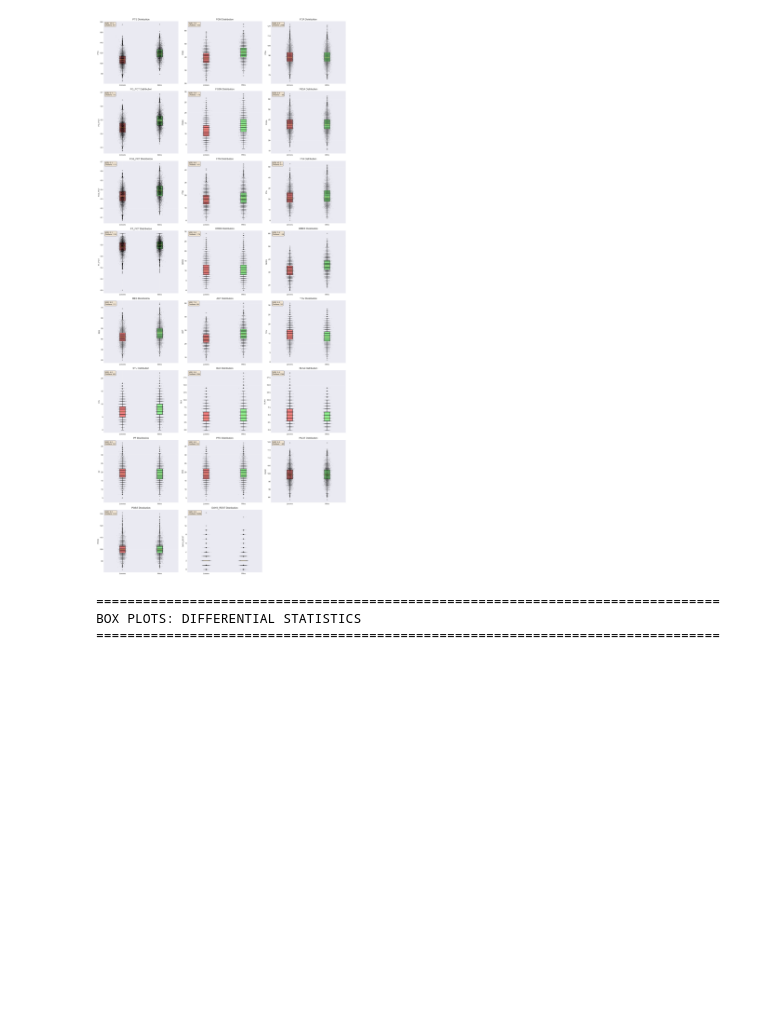
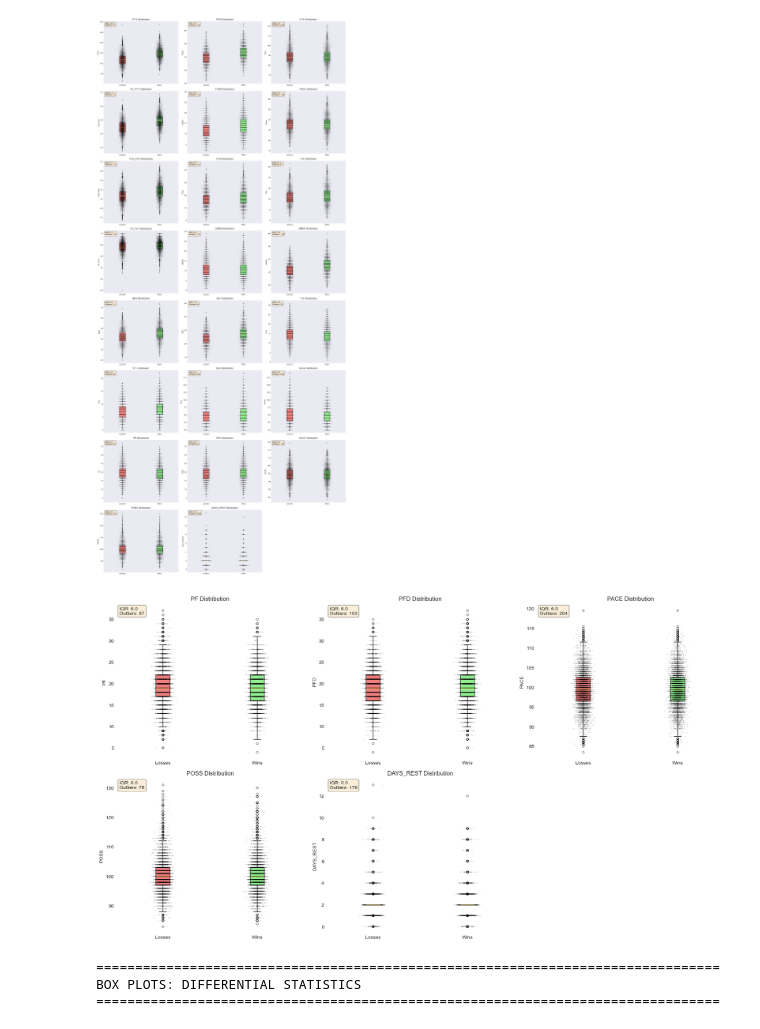
Before and after one commit to nealkuperman/Data_Science_I_project, a Jupyter notebook: scripts/NBA EDA .ipynb, the cells around one changed output. Drawn from its saved outputs; the diff is of its cells as text; code cells hidden in the pictures; blank space fills up the shorter version.

```diff
--- a/scripts/NBA EDA .ipynb
+++ b/scripts/NBA EDA .ipynb
@@ -454,6 +523,80 @@ plt.show()
 CREATING BOX PLOTS
 ================================================================================
 [figure]
+# %%
+# Select the last 5 statistics
+last_five_stats = available_stats[-5:]  # Adjust if you need a different selection
+
+# Determine grid size for subplots
+n_stats = len(last_five_stats)
+n_cols = 3
+n_rows = (n_stats + n_cols - 1) // n_cols
+
+# Create figure with transparency
+fig, axes = plt.subplots(n_rows, n_cols, figsize=(18, 5*n_rows))
+fig.patch.set_alpha(0)  # Make figure background transparent
+
+# Flatten axes array for easy iteration
+if n_rows > 1:
+    axes = axes.flatten()
+else:
+    axes = [axes] if n_cols == 1 else axes
+
+# Create box plots for each selected statistic
+for idx, stat in enumerate(last_five_stats):
+    if idx < len(axes):
+        # Prepare data split by win/loss
+        data_to_plot = [
+            in_game_df[in_game_df['win'] == 0][stat].dropna(),
+            in_game_df[in_game_df['win'] == 1][stat].dropna()
+        ]
+
+        # Create boxplot with transparent axes background
+        bp = axes[idx].boxplot(data_to_plot, labels=['Losses', 'Wins'],
+                               patch_artist=True, showfliers=True)
+
+        # Set box colors
+        bp['boxes'][0].set_facecolor('lightcoral')
+        bp['boxes'][1].set_facecolor('lightgreen')
+
+        # Style outliers
+        for flier in bp['fliers']:
+            flier.set(marker='o', markersize=4, alpha=0.5)
+
+        # Add jittered individual points
+        for i, data in enumerate(data_to_plot):
+            y = data
+            x = np.random.normal(i+1, 0.04, size=len(y))
+            axes[idx].plot(x, y, 'k.', alpha=0.1, markersize=2)
+
+        # Add statistics text box
+        q1 = in_game_df[stat].quantile(0.25)
+        q3 = in_game_df[stat].quantile(0.75)
+        iqr = q3 - q1
+        # outlier_df should be defined previously; if not, adjust or remove
+        axes[idx].text(0.02, 0.98, f'IQR: {iqr:.1f}\nOutliers: {outlier_df.iloc[idx]["IQR_Outliers"]:.0f}',
+                      transform=axes[idx].transAxes, verticalalignment='top',
+                      bbox=dict(boxstyle='round', facecolor='wheat', alpha=0.5))
+
+        axes[idx].set_title(f'{stat.upper()} Distribution', fontsize=12)
+        axes[idx].set_ylabel(stat.upper())
+        axes[idx].grid(True, alpha=0.3)
+
+        # Make each subplot's background transparent
+        axes[idx].patch.set_alpha(0)
+
+# Hide any empty subplots
+for idx in range(len(last_five_stats), len(axes)):
+    axes[idx].set_visible(False)
+
+plt.tight_layout()
+
+# Save the figure with transparency
+plt.savefig('last_five_outlier_boxplots.png', transparent=True)
+
+plt.show()
+# %% [output]
+[figure, added]
 # %%
 #  Separate box plots for differential stats
 print("\n" + "="*80)
```
Also changed, not shown: parts of 6 cells of this notebook, 11 other files.
